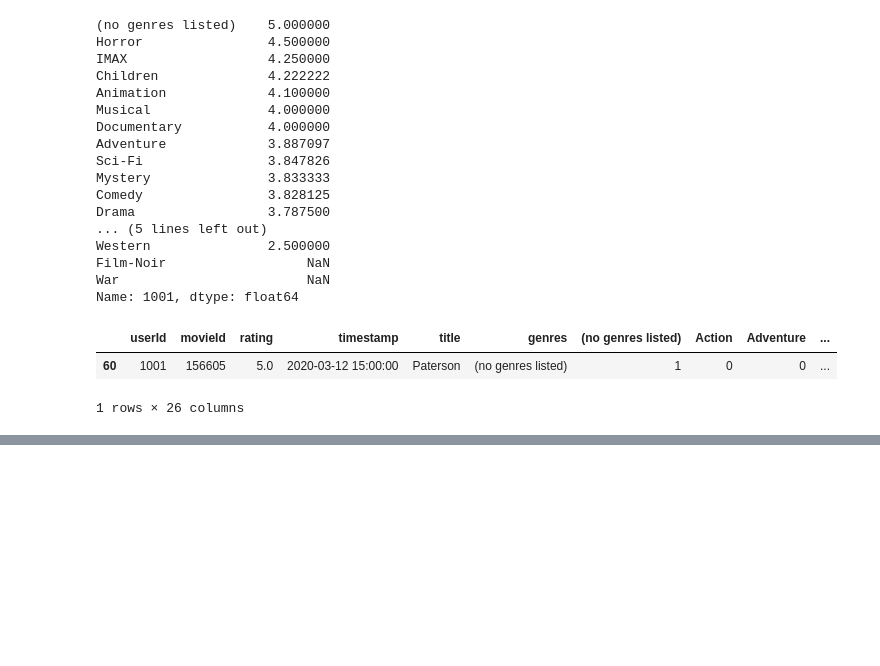
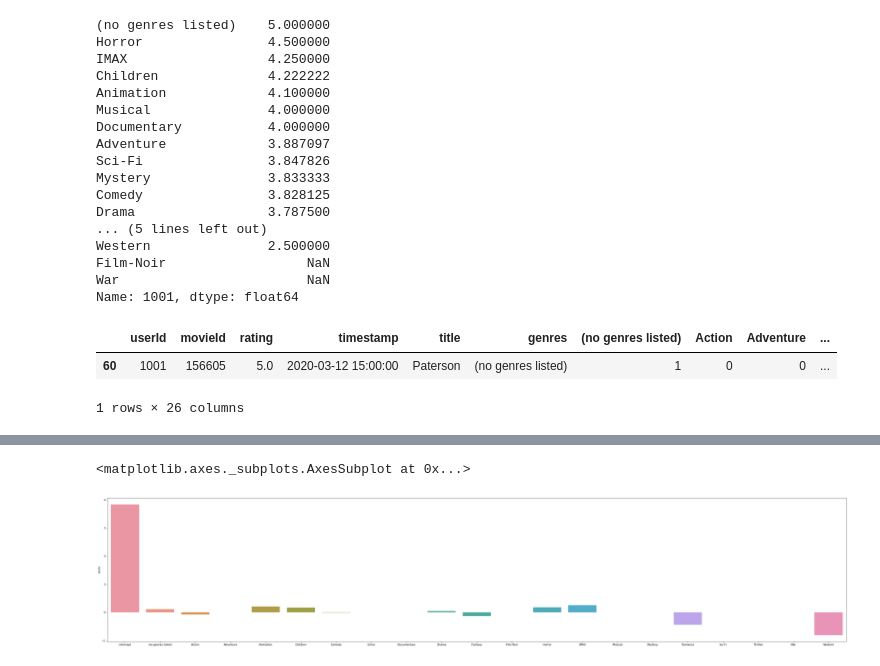
Before and after one commit to datarian-kr/reco, a Jupyter notebook: jaemin/section7_reco_for_me.ipynb, the cells around one changed output, grey strips where cells are left out. Saved outputs shown, nothing was run; the diff lists cells and outputs as text; code cells hidden in the pictures; blank space fills up the shorter version.

```diff
--- a/jaemin/section7_reco_for_me.ipynb
+++ b/jaemin/section7_reco_for_me.ipynb
@@ -376,0 +325,11 @@ rsearch.best_estimator_.alpha
+# %%
+param_grid = {'alpha': sp_rand(0, 0.1)}
+
+model = Lasso()
+rsearch = RandomizedSearchCV(estimator=model,
+                             param_distributions=param_grid,
+                             n_iter=200,
+                             cv=20,
+                             random_state=42)
+
+rsearch.fit(user1001[genre_cols], user1001['rating'])
@@ -376,0 +365,3 @@ rsearch.best_estimator_.alpha
+# %%
+user1001_profile = pd.DataFrame([rsearch.best_estimator_.intercept_, *rsearch.best_estimator_.coef_], index=['intercept', *genre_cols], columns=['score'])
+user1001_profile
@@ -376,0 +386,6 @@ rsearch.best_estimator_.alpha
+# %%
+plt.figure(figsize=(50,10))
+sns.barplot(x=user1001_profile.index, y='score', data=user1001_profile)
+# %% [output]
+<matplotlib.axes._subplots.AxesSubplot at 0x...>
+[figure, added]
```
Also changed, not shown: parts of 62 cells of this notebook.
